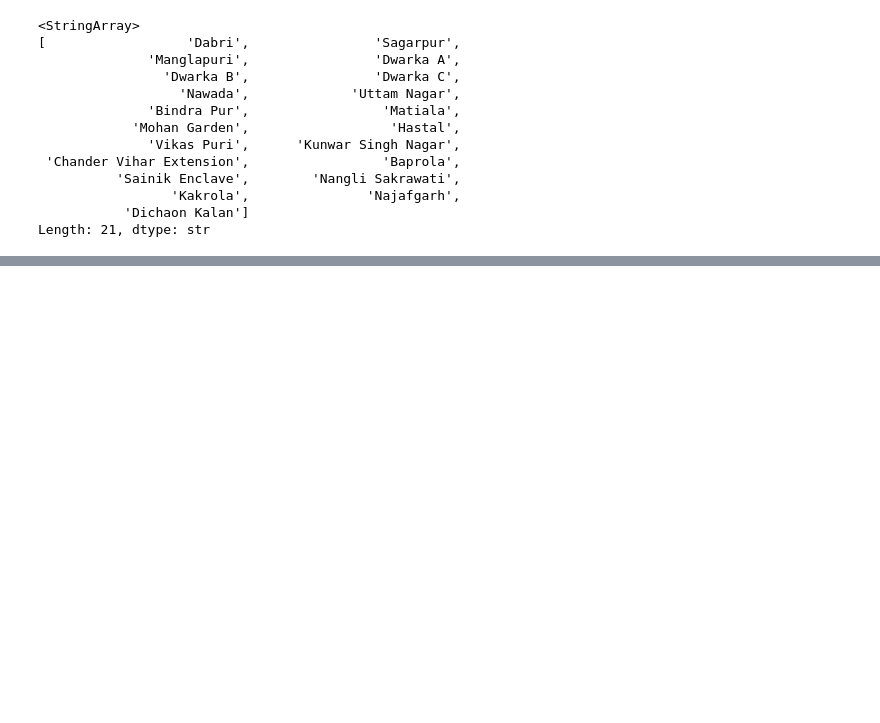
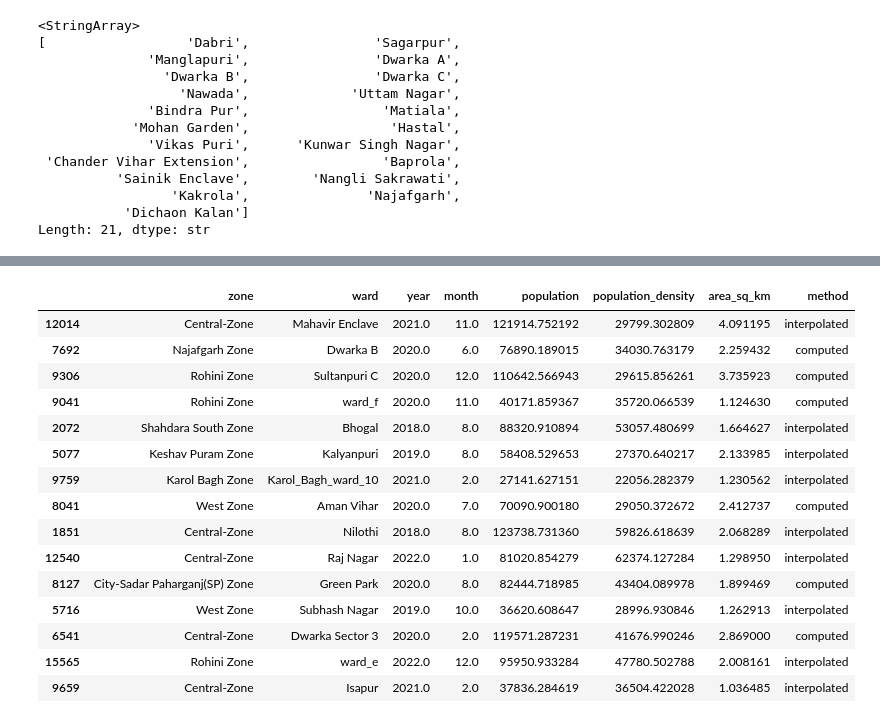
Before and after one commit to Tiwari-Harshvardhan/isro-bah-project, a Jupyter notebook: notebooks/population_density_cleaning.ipynb, the cells around one changed output, grey strips where cells are left out. Saved outputs shown, nothing was run; the diff lists cells and outputs as text; code cells hidden in the pictures; blank space fills up the shorter version.

```diff
--- a/notebooks/population_density_cleaning.ipynb
+++ b/notebooks/population_density_cleaning.ipynb
@@ -594,0 +606,19 @@ Length: 21, dtype: str
+# %%
+df.sample(15)
+# %% [output]
+|  | zone | ward | year | month | population | population_density | area_sq_km | method |
+| 12014 | Central-Zone | Mahavir Enclave | 2021.0 | 11.0 | 121914.752192 | 29799.302809 | 4.091195 | interpolated |
+| 7692 | Najafgarh Zone | Dwarka B | 2020.0 | 6.0 | 76890.189015 | 34030.763179 | 2.259432 | computed |
+| 9306 | Rohini Zone | Sultanpuri C | 2020.0 | 12.0 | 110642.566943 | 29615.856261 | 3.735923 | computed |
+| 9041 | Rohini Zone | ward_f | 2020.0 | 11.0 | 40171.859367 | 35720.066539 | 1.124630 | computed |
+| 2072 | Shahdara South Zone | Bhogal | 2018.0 | 8.0 | 88320.910894 | 53057.480699 | 1.664627 | interpolated |
+| 5077 | Keshav Puram Zone | Kalyanpuri | 2019.0 | 8.0 | 58408.529653 | 27370.640217 | 2.133985 | interpolated |
+| 9759 | Karol Bagh Zone | Karol_Bagh_ward_10 | 2021.0 | 2.0 | 27141.627151 | 22056.282379 | 1.230562 | interpolated |
+| 8041 | West Zone | Aman Vihar | 2020.0 | 7.0 | 70090.900180 | 29050.372672 | 2.412737 | computed |
+| 1851 | Central-Zone | Nilothi | 2018.0 | 8.0 | 123738.731360 | 59826.618639 | 2.068289 | interpolated |
+| 12540 | Central-Zone | Raj Nagar | 2022.0 | 1.0 | 81020.854279 | 62374.127284 | 1.298950 | interpolated |
+| 8127 | City-Sadar Paharganj(SP) Zone | Green Park | 2020.0 | 8.0 | 82444.718985 | 43404.089978 | 1.899469 | computed |
+| 5716 | West Zone | Subhash Nagar | 2019.0 | 10.0 | 36620.608647 | 28996.930846 | 1.262913 | interpolated |
+| 6541 | Central-Zone | Dwarka Sector 3 | 2020.0 | 2.0 | 119571.287231 | 41676.990246 | 2.869000 | computed |
+| 15565 | Rohini Zone | ward_e | 2022.0 | 12.0 | 95950.933284 | 47780.502788 | 2.008161 | interpolated |
+| 9659 | Central-Zone | Isapur | 2021.0 | 2.0 | 37836.284619 | 36504.422028 | 1.036485 | interpolated |
```
Also changed, not shown: parts of 5 cells of this notebook, 1 other file.
